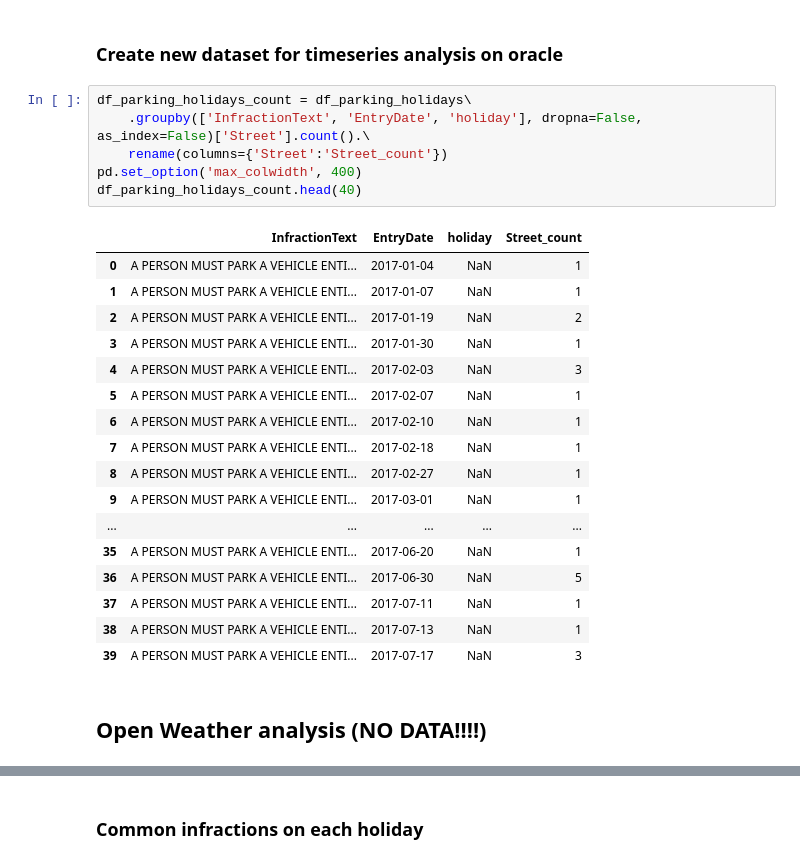
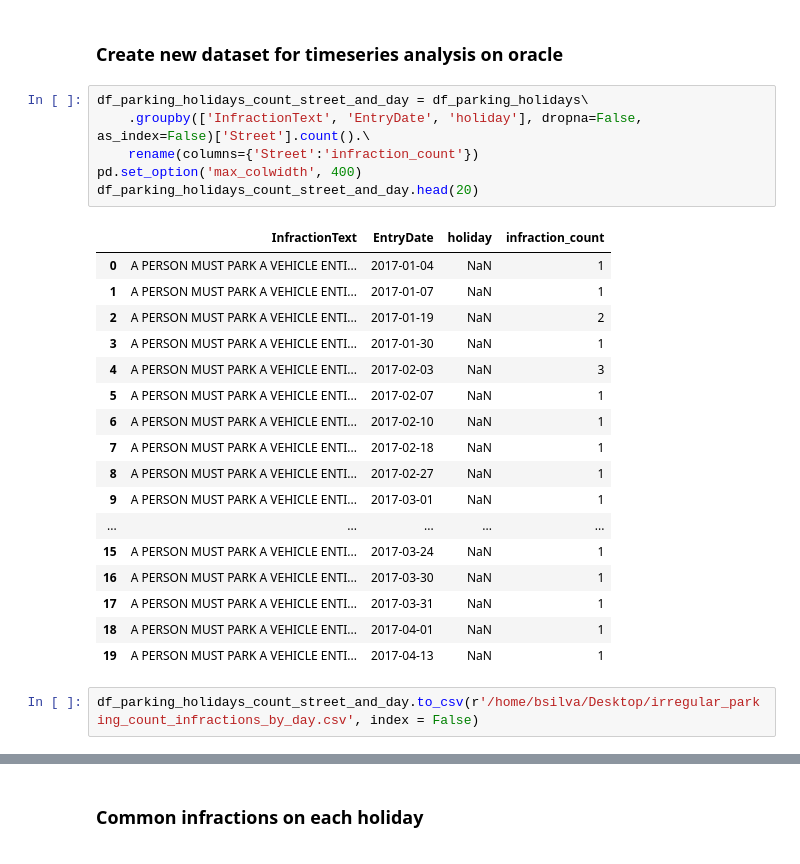
Before and after one commit to anafsa/ChildrenOfJupyter, a Jupyter notebook: Stage-2/Irregular Parking/external_data.ipynb, the cells around one changed output, grey strips where cells are left out. Cells and saved outputs as stored; diff of their text form.

```diff
--- a/Stage-2/Irregular Parking/external_data.ipynb
+++ b/Stage-2/Irregular Parking/external_data.ipynb
@@ -126,13 +126,13 @@ Note the absence of 2 holidays: christmas day and new year's day. Because stores
 # %% [markdown]
 ### Create new dataset for timeseries analysis on oracle
 # %%
-df_parking_holidays_count = df_parking_holidays\
+df_parking_holidays_count_street_and_day = df_parking_holidays\
     .groupby(['InfractionText', 'EntryDate', 'holiday'], dropna=False, as_index=False)['Street'].count().\
-    rename(columns={'Street':'Street_count'})
+    rename(columns={'Street':'infraction_count'})
 pd.set_option('max_colwidth', 400)
-df_parking_holidays_count.head(40)
+df_parking_holidays_count_street_and_day.head(20)
 # %% [output]
-|  | InfractionText | EntryDate | holiday | Street_count |
+|  | InfractionText | EntryDate | holiday | infraction_count |
 | 0 | A PERSON MUST PARK A VEHICLE ENTI... | 2017-01-04 | NaN | 1 |
 | 1 | A PERSON MUST PARK A VEHICLE ENTI... | 2017-01-07 | NaN | 1 |
 | 2 | A PERSON MUST PARK A VEHICLE ENTI... | 2017-01-19 | NaN | 2 |
@@ -144,13 +144,13 @@ df_parking_holidays_count.head(40)
 | 8 | A PERSON MUST PARK A VEHICLE ENTI... | 2017-02-27 | NaN | 1 |
 | 9 | A PERSON MUST PARK A VEHICLE ENTI... | 2017-03-01 | NaN | 1 |
 | ... | ... | ... | ... | ... |
-| 35 | A PERSON MUST PARK A VEHICLE ENTI... | 2017-06-20 | NaN | 1 |
-| 36 | A PERSON MUST PARK A VEHICLE ENTI... | 2017-06-30 | NaN | 5 |
-| 37 | A PERSON MUST PARK A VEHICLE ENTI... | 2017-07-11 | NaN | 1 |
-| 38 | A PERSON MUST PARK A VEHICLE ENTI... | 2017-07-13 | NaN | 1 |
-| 39 | A PERSON MUST PARK A VEHICLE ENTI... | 2017-07-17 | NaN | 3 |
+| 15 | A PERSON MUST PARK A VEHICLE ENTI... | 2017-03-24 | NaN | 1 |
+| 16 | A PERSON MUST PARK A VEHICLE ENTI... | 2017-03-30 | NaN | 1 |
+| 17 | A PERSON MUST PARK A VEHICLE ENTI... | 2017-03-31 | NaN | 1 |
+| 18 | A PERSON MUST PARK A VEHICLE ENTI... | 2017-04-01 | NaN | 1 |
+| 19 | A PERSON MUST PARK A VEHICLE ENTI... | 2017-04-13 | NaN | 1 |
-# %% [markdown]
-## Open Weather analysis (NO DATA!!!!)
+# %%
+df_parking_holidays_count_street_and_day.to_csv(r'/home/bsilva/Desktop/irregular_parking_count_infractions_by_day.csv', index = False)
 # %%
 df_parking_holidays_count_by_street_and_day = df_parking_holidays\
     .groupby(['Street','EntryDate', 'holiday'], dropna=False, as_index=False)['InfractionText'].count().\
```
Also changed, not shown: parts of 3 cells of this notebook.
